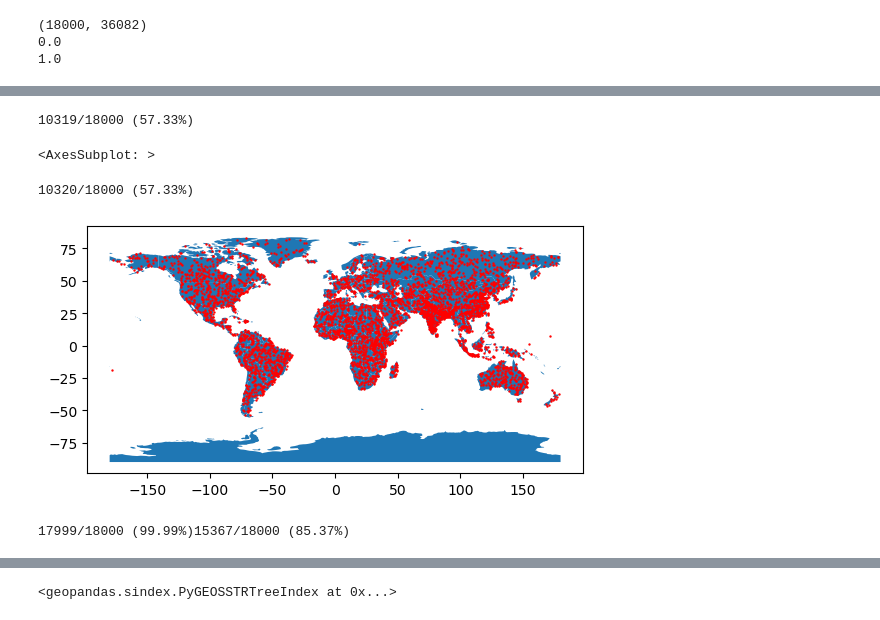
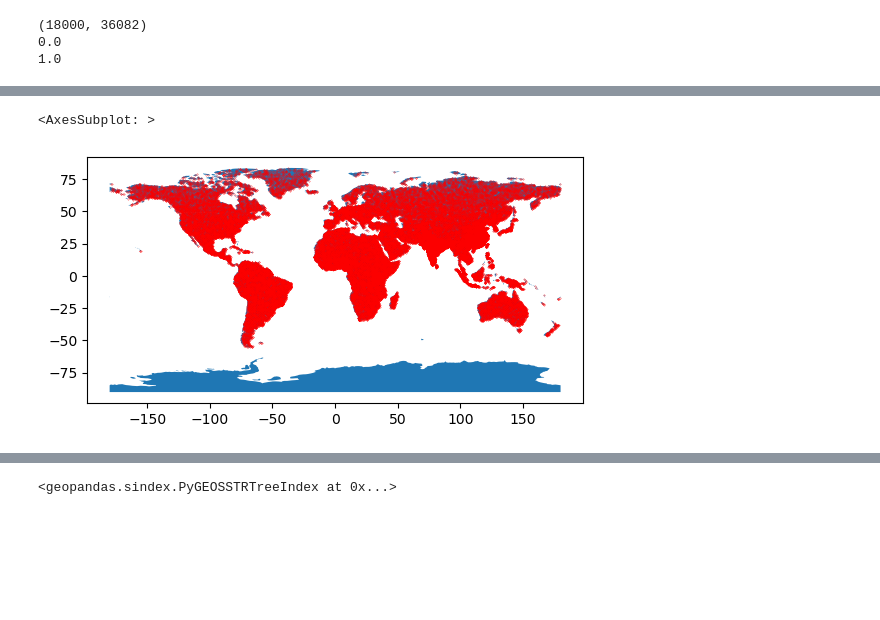
Before and after one commit to Stelath/gpt-guessr, a Jupyter notebook: GPTGuessr/gen_dataset.ipynb, the cells around one changed output, grey strips where cells are left out. Saved outputs shown, nothing was run; the diff lists cells and outputs as text; code cells hidden in the pictures; blank space fills up the shorter version.

Commit message:
Got random points

```diff
--- a/GPTGuessr/gen_dataset.ipynb
+++ b/GPTGuessr/gen_dataset.ipynb
@@ -62,0 +65,4 @@ gpd.datasets.get_path('naturalearth_lowres')
+# %%
+points = np.load('points.npy')
+for i in range(0, 6):
+    points = np.concatenate((points, np.load(f'points_{i}.npy')))
@@ -63,5 +75,5 @@ gpd.datasets.get_path('naturalearth_lowres')
 # %%
-points = np.load('points_00.npy')
+
 points /= 100
 points[:, 0] -= 180
 points[:, 1] -= 90
@@ -89,0 +93,6 @@ EPSG:432600 (56.94%)
+# %%
+for i, point in enumerate(coords_df.geometry):
+    if not world.contains(point).any():
+        coords_df.drop(i, inplace=True)
+# %%
+coords_df = coords_df.reindex()
@@ -90,12 +101,9 @@ EPSG:432600 (56.94%)
 # %%
 world_plot = world.plot()
-coords_df.plot(ax=world_plot, marker='o', color='red', markersize=0.5)
+coords_df.plot(ax=world_plot, marker='o', color='red', markersize=0.05)
 # %% [output]
-10319/18000 (57.33%)
+<AxesSubplot: >
-<AxesSubplot: >
-10320/18000 (57.33%)
-[figure, old version]
+[figure, new version]
-17999/18000 (99.99%)15367/18000 (85.37%)
 # %%
 # Initialize the OSM parser object
 # for point in coords_df.geometry:
```
Also changed, not shown: parts of 10 cells of this notebook, 14 other files.
